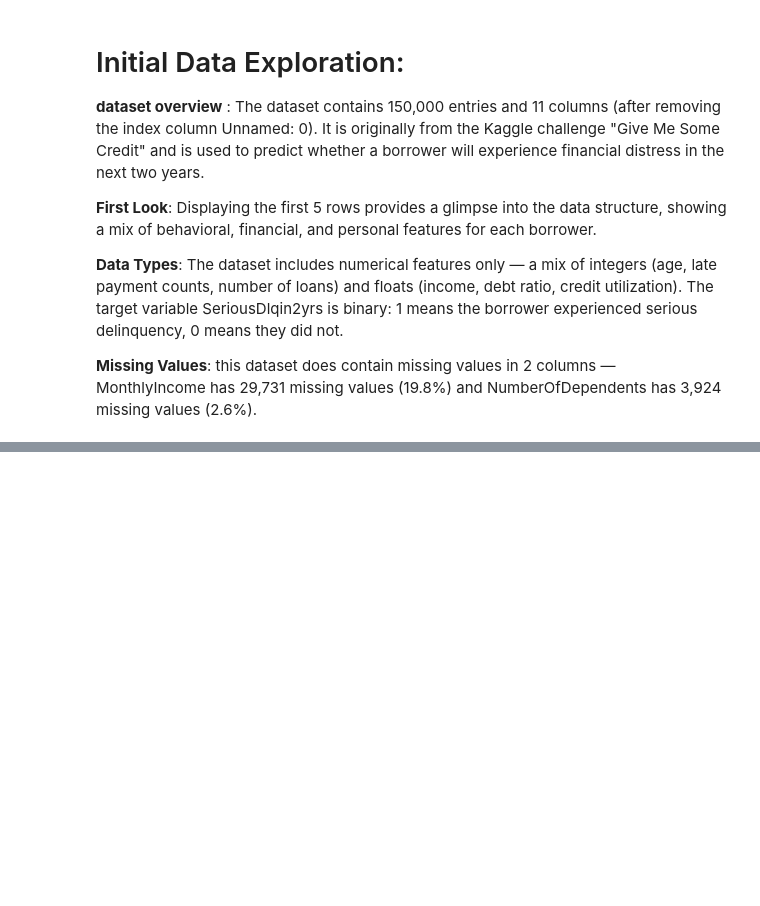
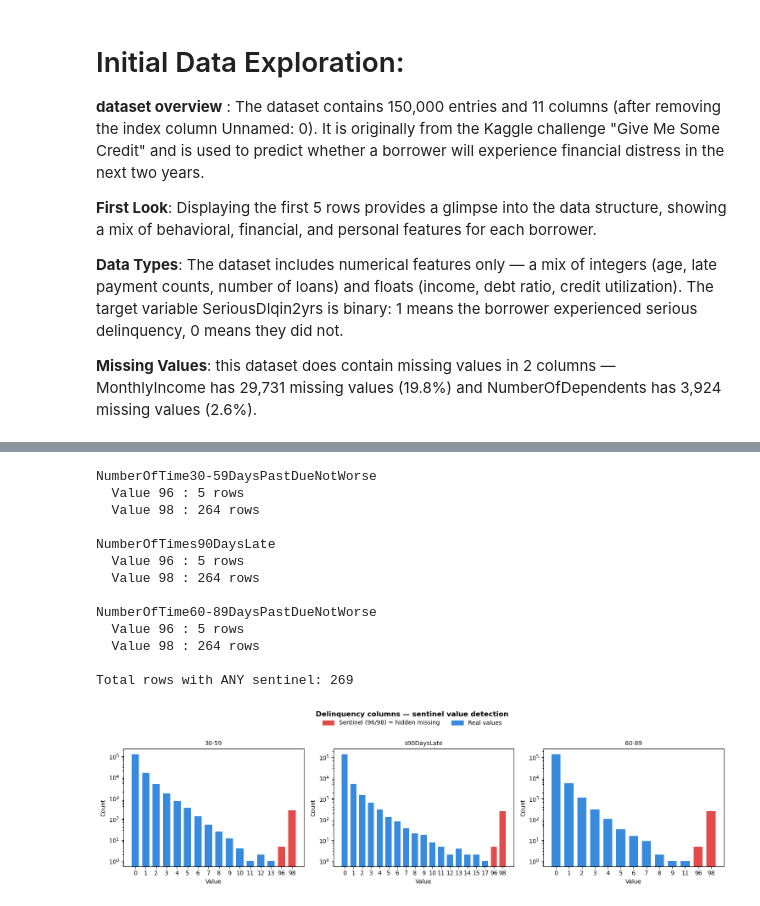
Before and after one commit to emnalakhal/Credit-Default-Prediction, a Jupyter notebook: notebook/01-introduction.ipynb, the cells around one changed output, grey strips where cells are left out. Saved outputs shown, nothing was run; the diff lists cells and outputs as text; code cells hidden in the pictures; blank space fills up the shorter version.

```diff
--- a/notebook/01-introduction.ipynb
+++ b/notebook/01-introduction.ipynb
@@ -110,0 +222,55 @@ Duplicated Values Count:
+# %%
+#HIDDEN MISSINGS: SENTINEL VALUES (96 / 98)
+DELINQUENCY_COLS = [
+    "NumberOfTime30-59DaysPastDueNotWorse",
+    "NumberOfTimes90DaysLate",
+    "NumberOfTime60-89DaysPastDueNotWorse",
+]
+SENTINELS = [96, 98]
+
+for col in DELINQUENCY_COLS:
+    vc = df[col].value_counts().sort_index()
+    sentinel_counts = {s: int(vc.get(s, 0)) for s in SENTINELS}
+    print(f"\n{col}")
+    print(f"  Value 96 : {sentinel_counts[96]:,} rows")
+    print(f"  Value 98 : {sentinel_counts[98]:,} rows")
+
+sentinel_mask = df[DELINQUENCY_COLS].isin(SENTINELS).any(axis=1)
+print(f"\nTotal rows with ANY sentinel: {sentinel_mask.sum():,}")
+
+# ── Plot: value distributions with sentinels highlighted ─────────────────────
+fig, axes = plt.subplots(1, 3, figsize=(15, 4), sharey=False)
+
+for ax, col in zip(axes, DELINQUENCY_COLS):
+    vc = df[col].value_counts().sort_index()
+    colors = ["#E24B4A" if v in SENTINELS else "#378ADD" for v in vc.index]
+    ax.bar(vc.index.astype(str), vc.values, color=colors, edgecolor="none", width=0.7)
+    ax.set_title(col.replace("NumberOfTime", "").replace("DaysPastDueNotWorse", ""), fontsize=10)
+    ax.set_xlabel("Value")
+    ax.set_ylabel("Count")
+    ax.set_yscale("log")
+
+sentinel_patch = patches.Patch(color="#E24B4A", label="Sentinel (96/98) = hidden missing")
+normal_patch   = patches.Patch(color="#378ADD", label="Real values")
+fig.legend(handles=[sentinel_patch, normal_patch], loc="upper center",
+           ncol=2, frameon=False, fontsize=10, bbox_to_anchor=(0.5, 1.04))
+fig.suptitle("Delinquency columns — sentinel value detection", fontweight="bold", y=1.06)
+
+plt.tight_layout()
+plt.savefig("plot_section4_sentinels.png", dpi=150, bbox_inches="tight")
+plt.show()
+# %% [output]
+NumberOfTime30-59DaysPastDueNotWorse
+  Value 96 : 5 rows
+  Value 98 : 264 rows
+
+NumberOfTimes90DaysLate
+  Value 96 : 5 rows
+  Value 98 : 264 rows
+
+NumberOfTime60-89DaysPastDueNotWorse
+  Value 96 : 5 rows
+  Value 98 : 264 rows
+
+Total rows with ANY sentinel: 269
+[figure, added]
```
Also changed, not shown: parts of 8 cells of this notebook, 5 other files.
